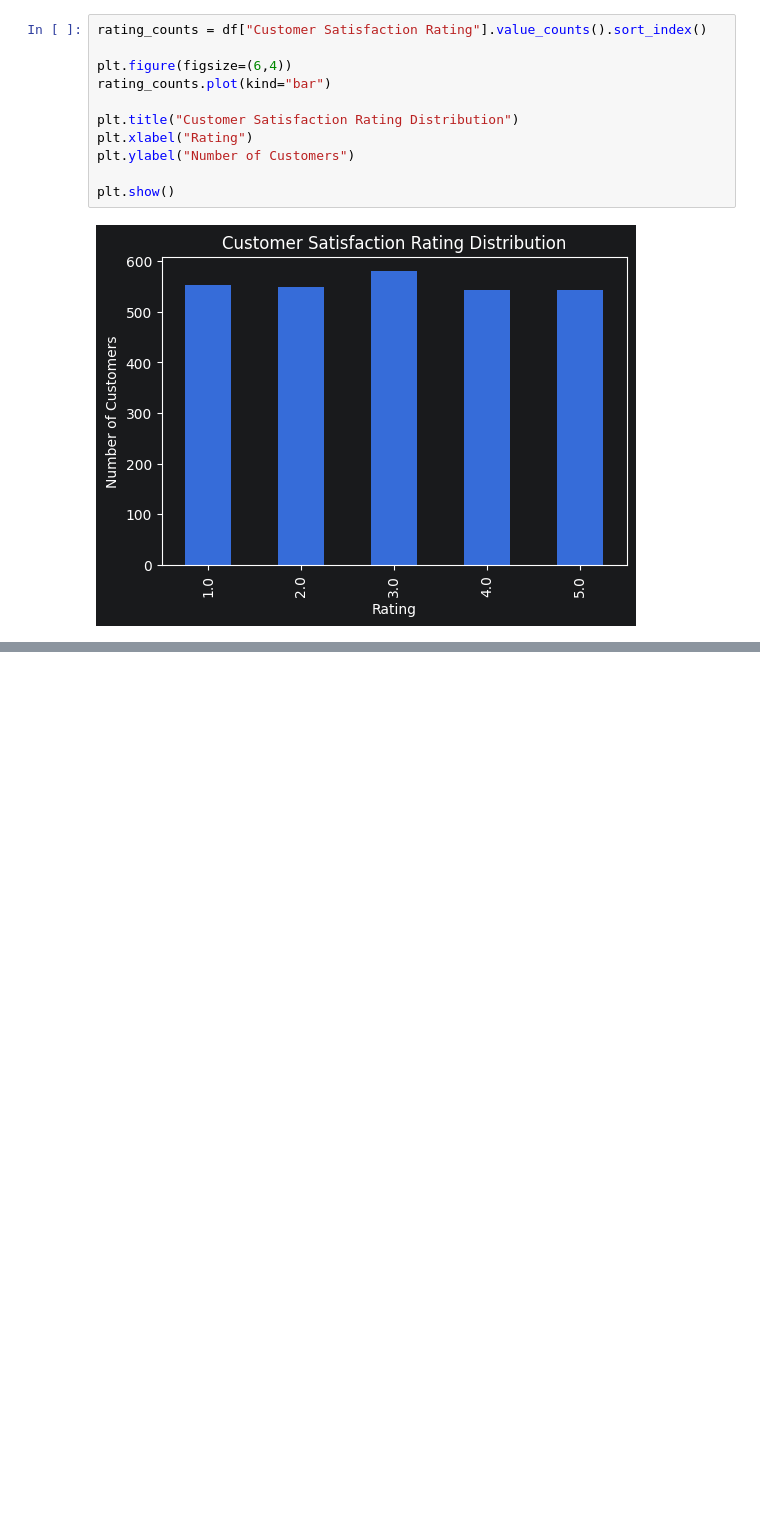
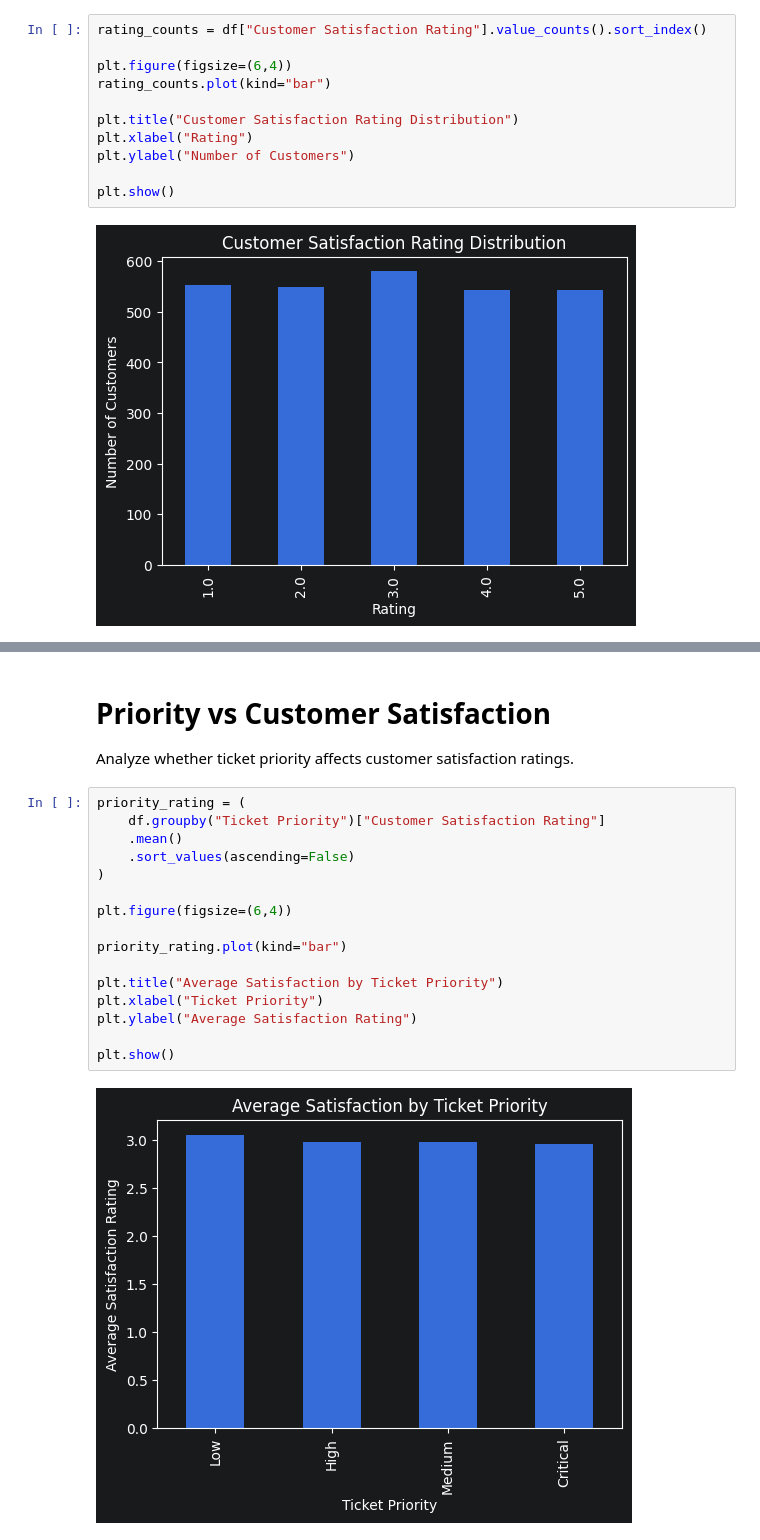
Before and after one commit to ADI-2707/QResolve, a Jupyter notebook: notebook/01_eda.ipynb, the cells around one changed output, grey strips where cells are left out. Saved outputs shown, nothing was run; the diff lists cells and outputs as text; blank space fills up the shorter version.

```diff
--- a/notebook/01_eda.ipynb
+++ b/notebook/01_eda.ipynb
@@ -296,0 +378,22 @@ plt.show()
+# %% [markdown]
+# Priority vs Customer Satisfaction
+
+Analyze whether ticket priority affects customer satisfaction ratings.
+# %%
+priority_rating = (
+    df.groupby("Ticket Priority")["Customer Satisfaction Rating"]
+    .mean()
+    .sort_values(ascending=False)
+)
+
+plt.figure(figsize=(6,4))
+
+priority_rating.plot(kind="bar")
+
+plt.title("Average Satisfaction by Ticket Priority")
+plt.xlabel("Ticket Priority")
+plt.ylabel("Average Satisfaction Rating")
+
+plt.show()
+# %% [output]
+[figure, added]
```
Also changed, not shown: parts of 15 cells of this notebook.
